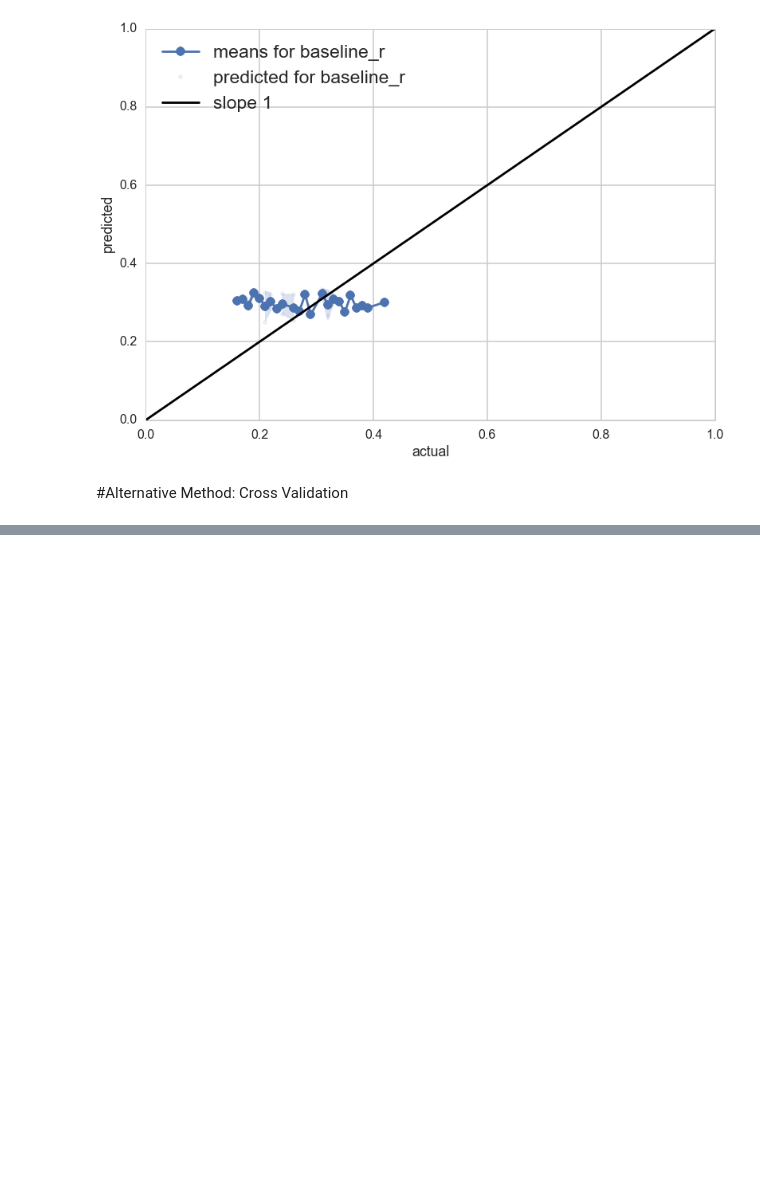
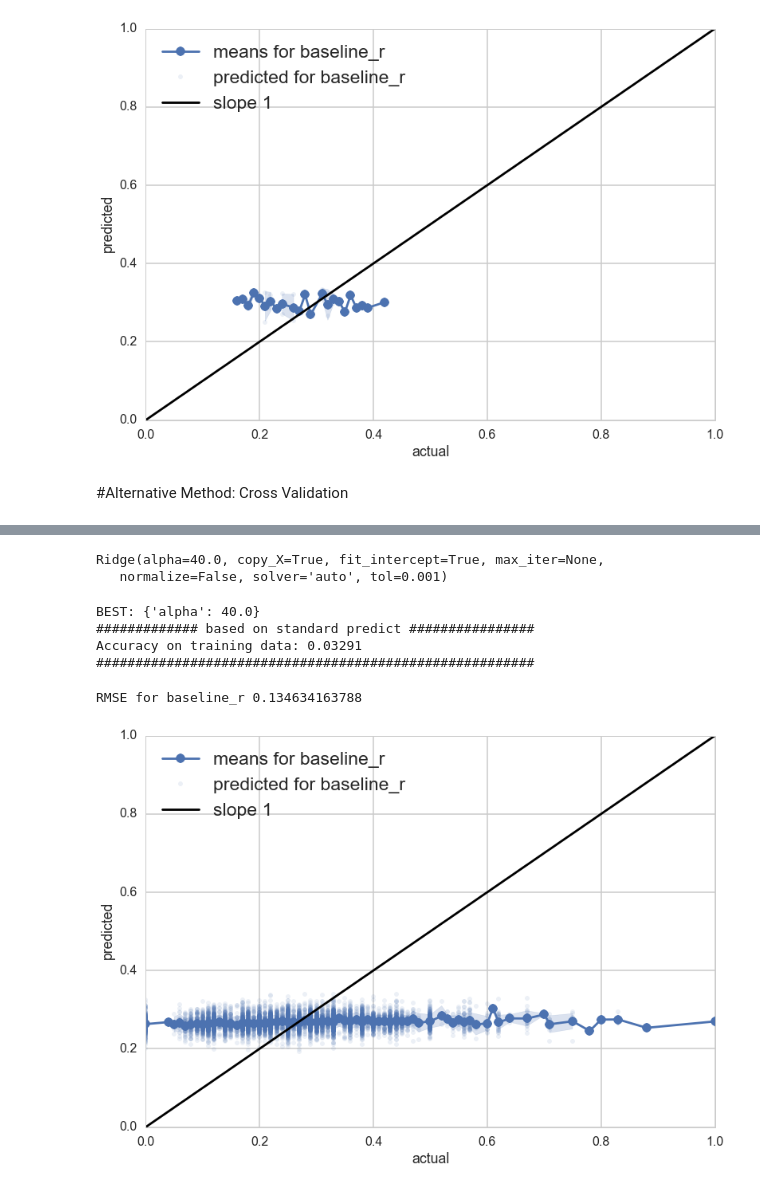
Before and after one commit to bacook17/CS109_baseball, a Jupyter notebook: Ridge Regression.ipynb, the cells around one changed output, grey strips where cells are left out. Saved outputs shown, nothing was run; the diff lists cells and outputs as text; code cells hidden in the pictures; blank space fills up the shorter version.

```diff
--- a/Ridge Regression.ipynb
+++ b/Ridge Regression.ipynb
@@ -319,12 +341,14 @@ smalldf.head()
 # %%
-from sklearn.svm import LinearSVC
-clfsvm=LinearSVC(loss="hinge")
-Cs=[0.001, 0.01, 0.1, 1.0, 10.0, 100.0]
-Xmatrix_train=traindf[['bID','pID']]
-ymatrix_train=traindf['AVG']
-Xmatrix_test=testdf[['bID','pID']]
-ymatrix_test=testdf['AVG']
+clf = Ridge()
+alphas= np.linspace(20, 40, 20)
+# Xmatrix_train=traindf[['bID','pID']]
+# ymatrix_train=traindf['AVG']
+# Xmatrix_test=testdf[['bID','pID']]
+# ymatrix_test=testdf['AVG']
+# designm, avg
+# testm, test_avg
 # %%
-gs = GridSearchCV(clfsvm, param_grid=dict(C=Cs), cv=5)
-gs.fit(Xmatrix_train, ymatrix_train)
+%%time
+gs = GridSearchCV(clf, param_grid=dict(alpha=alphas), cv=5)
+gs.fit(designm, avg)
 best = gs.best_estimator_
@@ -331,7 +358,30 @@ best = gs.best_estimator_
+# %%
+best
+# %% [output]
+Ridge(alpha=40.0, copy_X=True, fit_intercept=True, max_iter=None,
+   normalize=False, solver='auto', tol=0.001)
 # %%
-clf=best.fit(Xmatrix_train, ymatrix_train)
-training_accuracy = clf.score(Xmatrix_train, ymatrix_train)
+clf=best.fit(designm, avg)
+training_accuracy = clf.score(designm, avg)
 print "BEST: %s" % (gs.best_params_)
 print "############# based on standard predict ################"
 print "Accuracy on training data: %0.5f" % (training_accuracy)
 print "########################################################"
+# %% [output]
+BEST: {'alpha': 40.0}
+############# based on standard predict ################
+Accuracy on training data: 0.03291
+########################################################
+# %%
+predictions = {}
+# %%
+pred_test = best.predict(testm)
+predictions['baseline_r'] = pred_test
+
+# pred_valid = regr.predict(validatedm)
+# predictions_valid['baseline_r'] = pred_valid
+
+compare_results(test_avg,predictions['baseline_r'], model="baseline_r", predicteds=True);
+# %% [output]
+RMSE for baseline_r 0.134634163788
+[figure, added]
```
Also changed, not shown: parts of 9 cells of this notebook, 3 other files.
